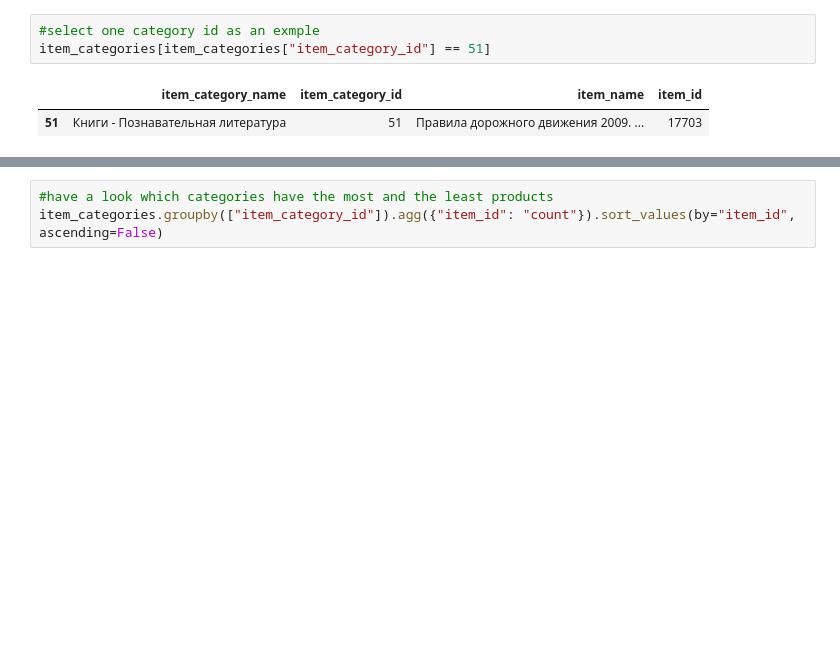
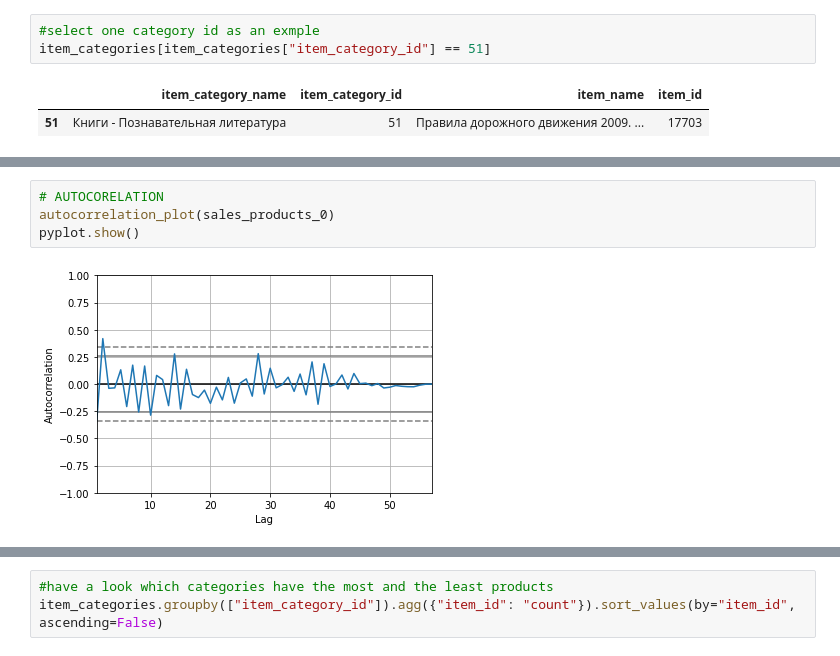
Before and after one commit to GaworO/Sales, a Jupyter notebook: Sales.ipynb, the cells around one changed output, grey strips where cells are left out. Saved outputs shown, nothing was run; the diff lists cells and outputs as text; blank space fills up the shorter version.

```diff
--- a/Sales.ipynb
+++ b/Sales.ipynb
@@ -90,0 +107,6 @@ sales_products[sales_products["shop_id"] == 59].loc[sales_products['item_id'] ==
+# %%
+# AUTOCORELATION
+autocorrelation_plot(sales_products_0)
+pyplot.show()
+# %% [output]
+[figure, added]
```
Also changed, not shown: parts of 14 cells of this notebook.
